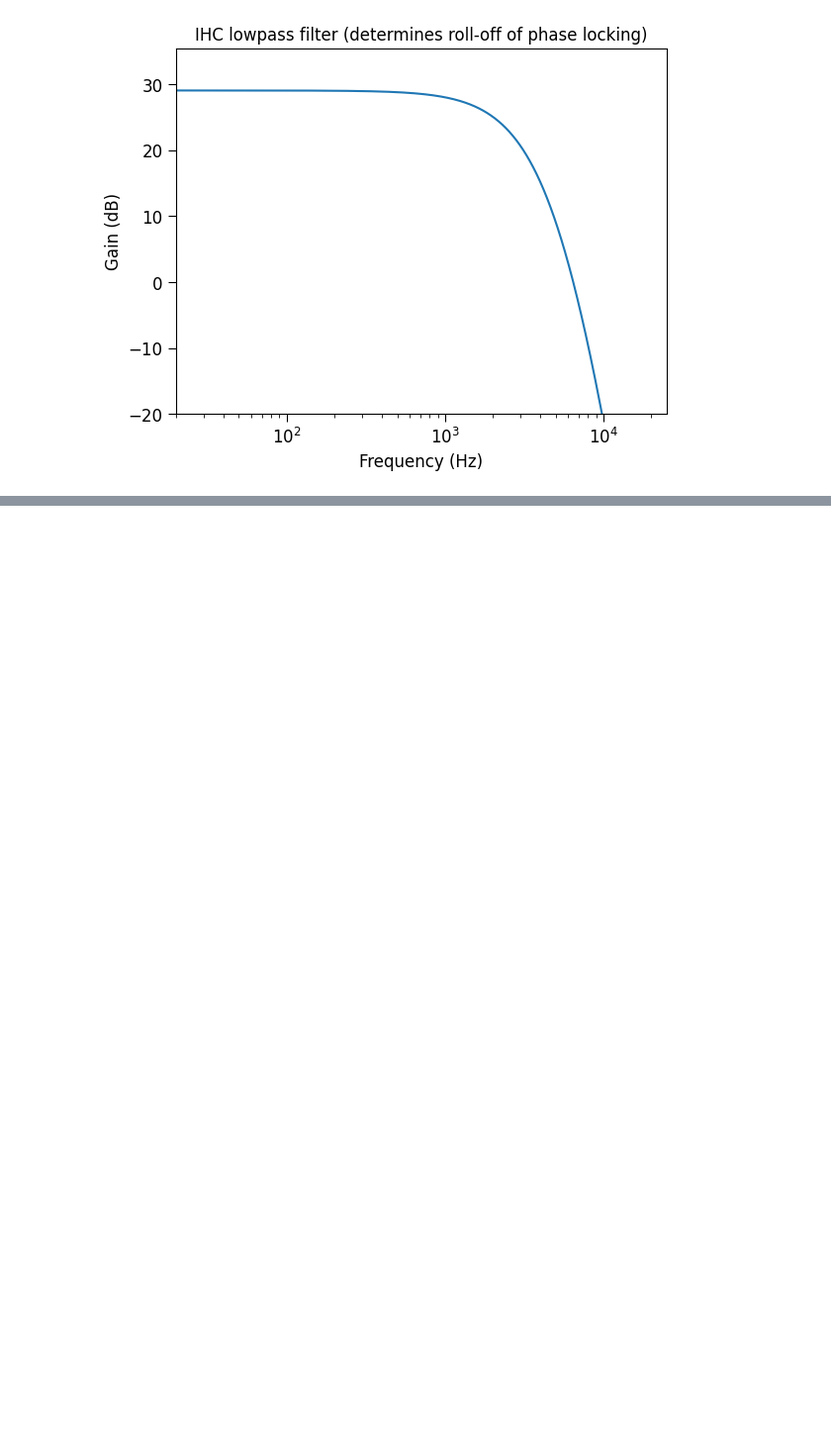
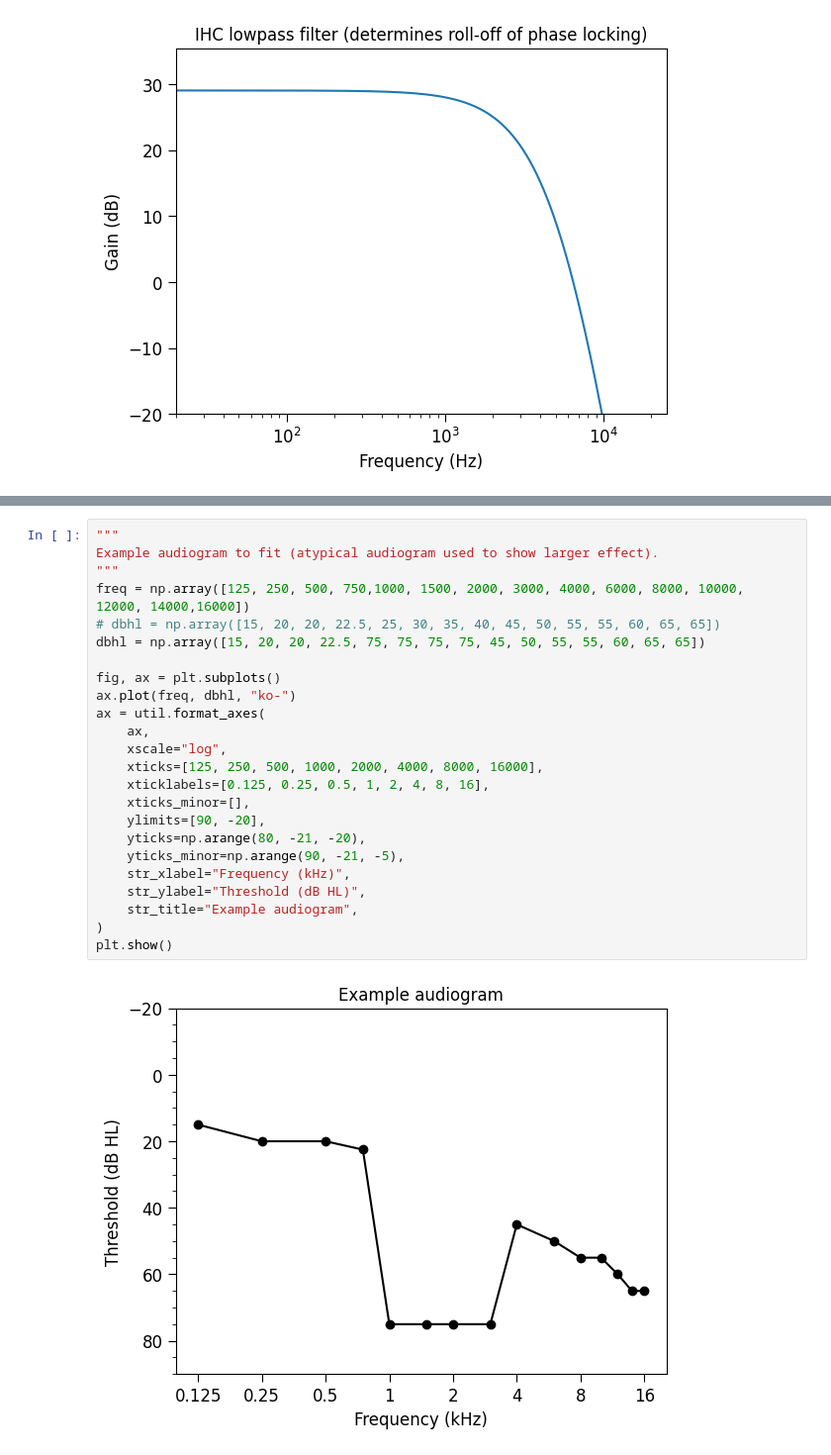
Before and after one commit to msaddler/peripheral_model, a Jupyter notebook: DEMO.ipynb, the cells around one changed output, grey strips where cells are left out. Shown at 99% size. Drawn from its saved outputs; the diff is of its cells as text; blank space fills up the shorter version.

```diff
--- a/DEMO.ipynb
+++ b/DEMO.ipynb
@@ -264,0 +400,26 @@ for itr, label in enumerate(["high", "medium", "low"]):
+# %%
+"""
+Example audiogram to fit (atypical audiogram used to show larger effect).
+"""
+freq = np.array([125, 250, 500, 750,1000, 1500, 2000, 3000, 4000, 6000, 8000, 10000, 12000, 14000,16000])
+# dbhl = np.array([15, 20, 20, 22.5, 25, 30, 35, 40, 45, 50, 55, 55, 60, 65, 65])
+dbhl = np.array([15, 20, 20, 22.5, 75, 75, 75, 75, 45, 50, 55, 55, 60, 65, 65])
+
+fig, ax = plt.subplots()
+ax.plot(freq, dbhl, "ko-")
+ax = util.format_axes(
+    ax,
+    xscale="log",
+    xticks=[125, 250, 500, 1000, 2000, 4000, 8000, 16000],
+    xticklabels=[0.125, 0.25, 0.5, 1, 2, 4, 8, 16],
+    xticks_minor=[],
+    ylimits=[90, -20],
+    yticks=np.arange(80, -21, -20),
+    yticks_minor=np.arange(90, -21, -5),
+    str_xlabel="Frequency (kHz)",
+    str_ylabel="Threshold (dB HL)",
+    str_title="Example audiogram",
+)
+plt.show()
+# %% [output]
+[figure, added]
```
Also changed, not shown: parts of 10 cells of this notebook.
